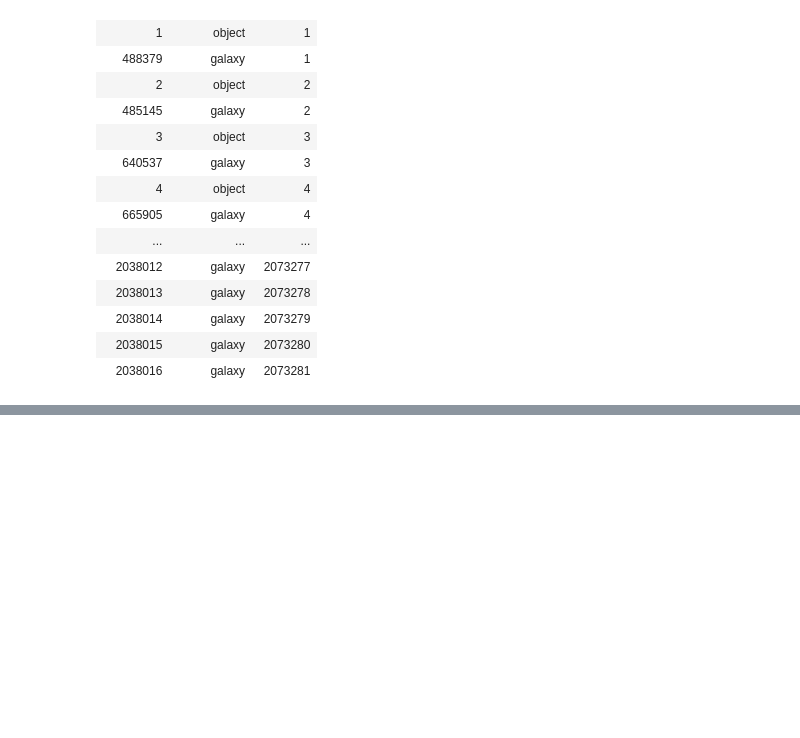
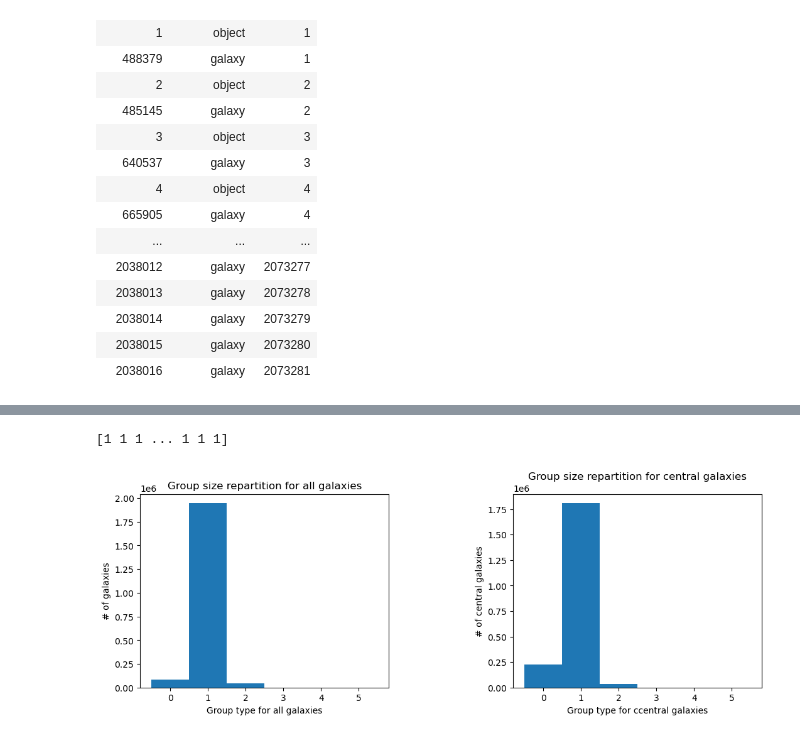
Before and after one commit to GabrielFrugier/stage_LSST, a Jupyter notebook: nt_nobs_system.ipynb, the cells around one changed output, grey strips where cells are left out. Cells and saved outputs as stored; diff of their text form; code cells hidden in the pictures; blank space fills up the shorter version.

Commit message:
histo2d FoF blend + debut d'analyse

```diff
--- a/nt_nobs_system.ipynb
+++ b/nt_nobs_system.ipynb
@@ -270,0 +224,4 @@ hist2
+# %%
+ind_galax=np.array(results[truth_mask][:]['row_index'])  #transfo dictio astropy en array pour pouvoir indexer en gardant l'ordre des indices donné dans results
+                                                         #(relié au group_id)
+type(results[truth_mask][:]['row_index'])
@@ -270,0 +230,3 @@ hist2
+# %%
+ind_galax_truth = truth_data['is_central'][ind_galax]   #donne indices des galaxies dans l'ordre de results (par groupe_id)
+ind_galax_truth
@@ -270,0 +257,25 @@ hist2
+# %%
+n_truth_central=np.bincount(results[truth_mask]['group_id'][ind_galax_truth], minlength=n_groups)  #donne nbr groupe de galaxies cenrtales
+
+print(n_truth_central)
+# %% [output]
+[1 1 1 ... 1 1 1]
+# %%
+plt.figure(figsize=(11,4))
+plt.subplots_adjust(left=0.1, right=1, wspace=0.5)
+
+plt1=plt.subplot(121)
+hist1=plt.hist(n_truth, bins=np.arange(max(np.max(n_object), np.max(n_truth))+2)-0.5)
+plt.xlabel('Group type for all galaxies')
+plt.ylabel('# of galaxies')
+plt.title('Group size repartition for all galaxies')
+
+plt2=plt.subplot(122)
+hist2=plt.hist(n_truth_central, bins=np.arange(max(np.max(n_object), np.max(n_truth))+2)-0.5)
+plt.xlabel('Group type for ccentral galaxies')
+plt.ylabel('# of central galaxies')
+plt.title('Group size repartition for central galaxies')
+
+plt.show()
+# %% [output]
+[figure, added]
```
Also changed, not shown: parts of 35 cells of this notebook.
